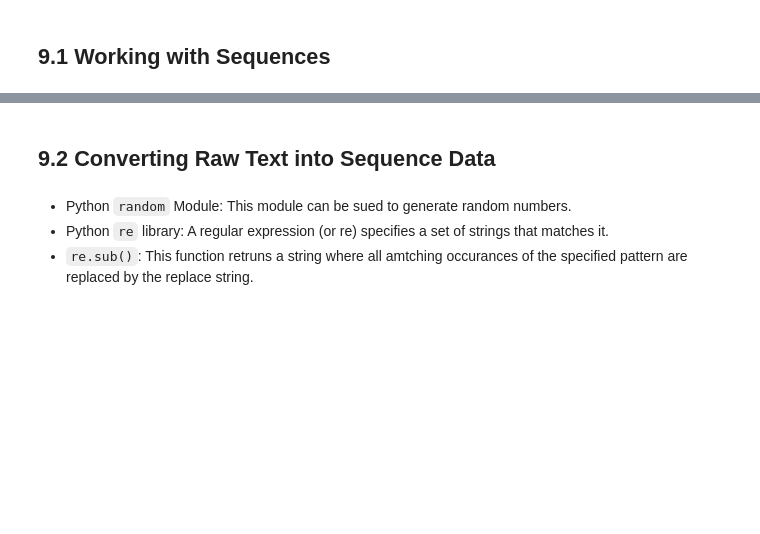
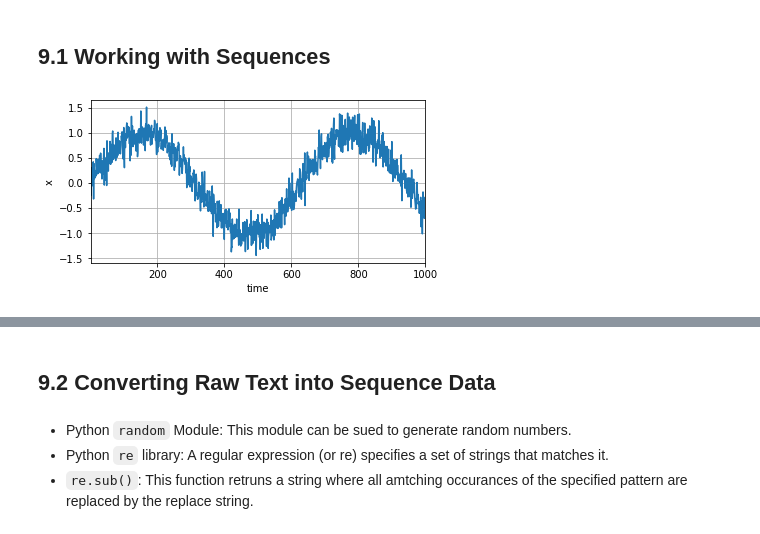
Before and after one commit to DavoodSZ1993/Dive-into-Deep-Learning-Notes-, a Jupyter notebook: 09_RNNs_notes.ipynb, the cells around one changed output, grey strips where cells are left out. Saved outputs shown, nothing was run; the diff lists cells and outputs as text; code cells hidden in the pictures; blank space fills up the shorter version.

```diff
--- a/09_RNNs_notes.ipynb
+++ b/09_RNNs_notes.ipynb
@@ -6,0 +13,13 @@
+# %%
+T = 1000
+time = torch.arange(1, T + 1, dtype=torch.float32)
+x = torch.sin(0.01 * time) + torch.randn(T) * 0.2
+
+fig = plt.figure(figsize=(6, 3))
+plt.plot(time, x)
+plt.xlabel('time')
+plt.ylabel('x')
+plt.xlim([1, 1000])
+plt.grid(True)
+# %% [output]
+[figure, added]
```
Also changed, not shown: parts of 2 cells of this notebook.
